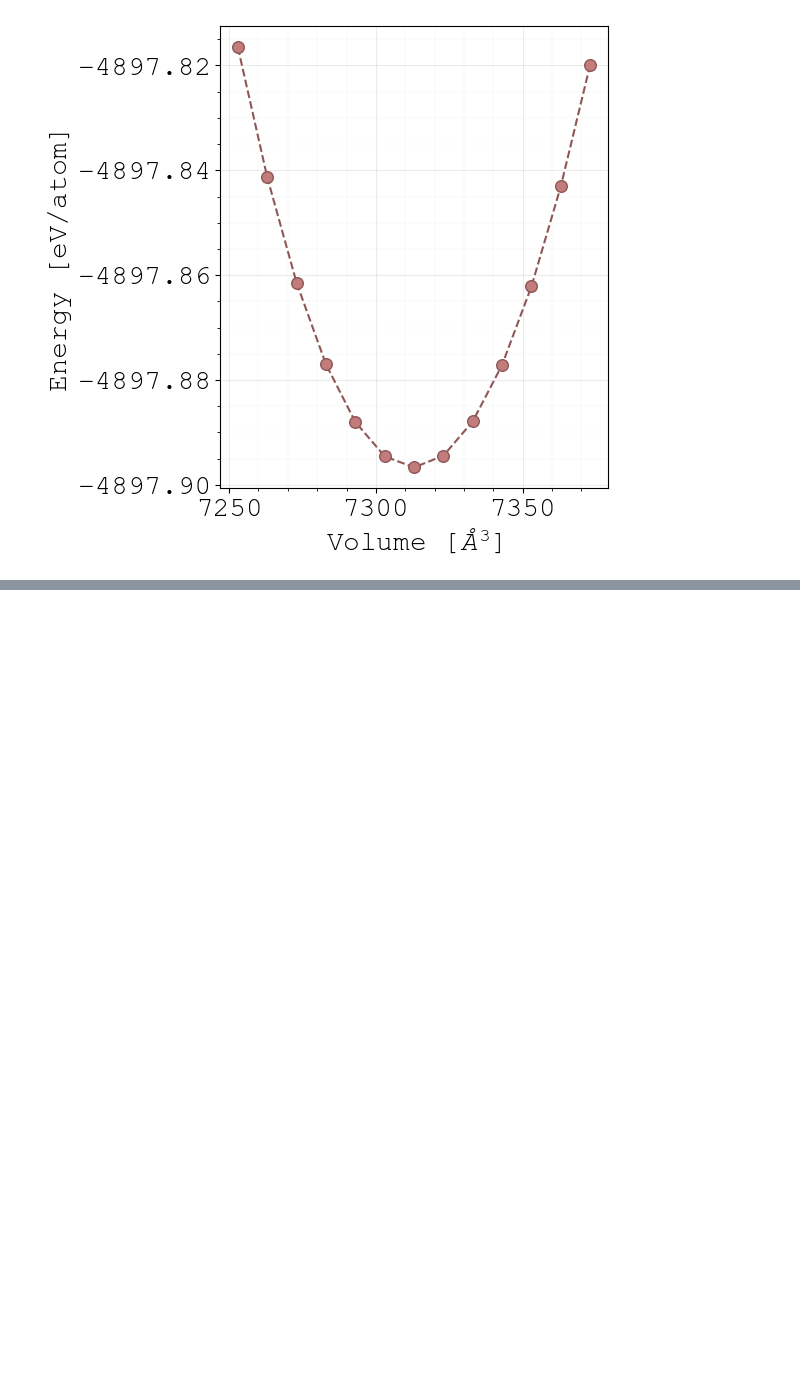
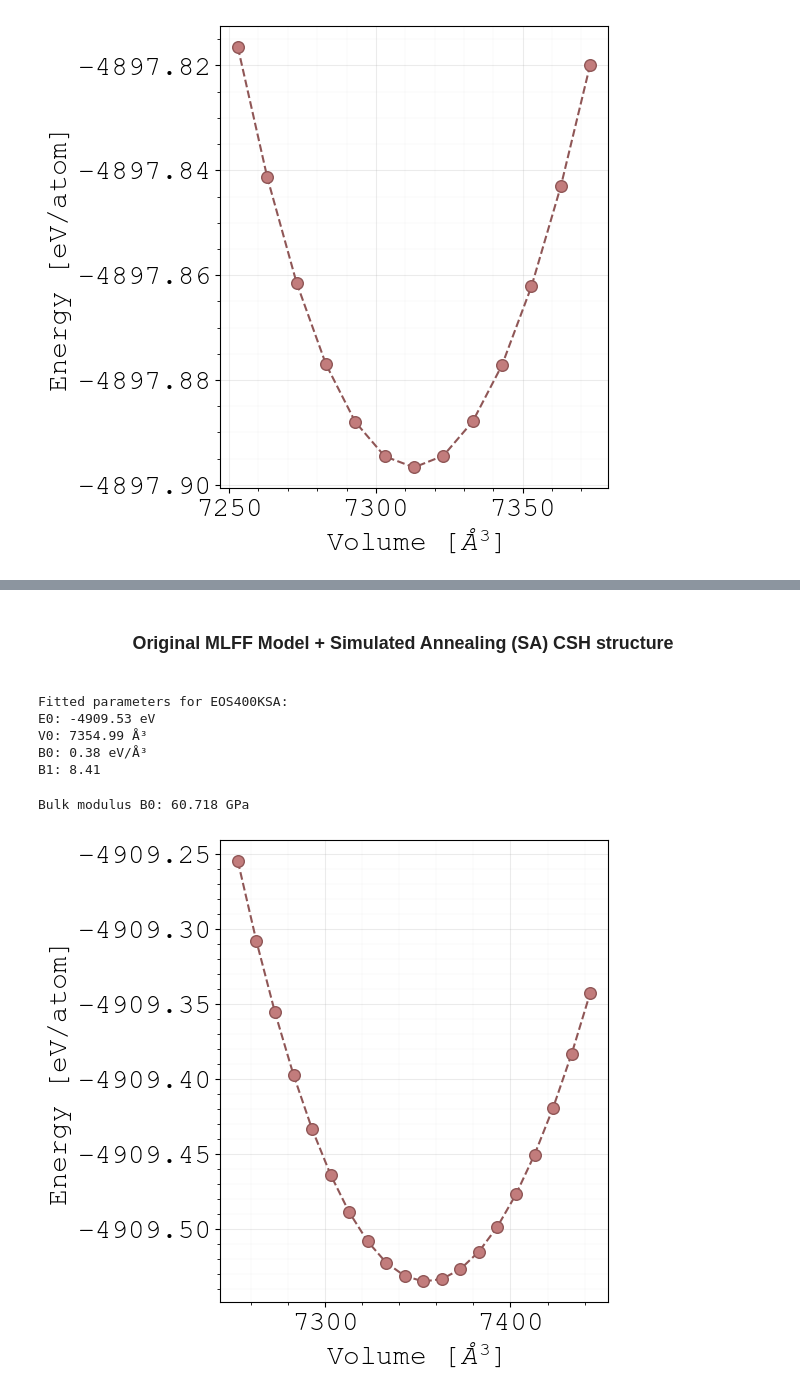
Before and after one commit to quantum-gabo/bachelor-thesis, a Jupyter notebook: notebooks/thesis-figures.ipynb, the cells around one changed output, grey strips where cells are left out. Cells and saved outputs as stored; diff of their text form; code cells hidden in the pictures; blank space fills up the shorter version.

```diff
--- a/notebooks/thesis-figures.ipynb
+++ b/notebooks/thesis-figures.ipynb
@@ -1146,0 +1225,9 @@ plt.show()
+# %% [markdown]
+<div class="header" style="text-align: center; margin-top: 20px; margin-bottom: 20px; font-family: Arial, sans-serif;">
+    <h3>
+    Original MLFF Model + Simulated Annealing (SA) CSH structure
+    </h3>
+</div>
+# %%
+# Get the volume-energy data
+eos_sa_400K_dir = "../cluster-files/ml-400k/eos-sa/"
@@ -1146,0 +1239,69 @@ plt.show()
+# %%
+# Perform the fit
+popt_EOS400KSA, _ = curve_fit(EOSModel, EOS400KSA_V, EOS400KSA_E, p0=[-4879, volume_rxo, -0.5, 4])
+
+# Extract the fitted parameters
+E0_EOS400KSA, V0_EOS400KSA, B0_EOS400KSA, B1_EOS400KSA = popt_EOS400KSA
+
+# Report the fitted parameters
+print(f"Fitted parameters for EOS400KSA:")
+print(f"E0: {E0_EOS400KSA:.2f} eV")
+print(f"V0: {V0_EOS400KSA:.2f} Å³")
+print(f"B0: {B0_EOS400KSA:.2f} eV/Å³")
+print(f"B1: {B1_EOS400KSA:.2f}")
+# %% [output]
+Fitted parameters for EOS400KSA:
+E0: -4909.53 eV
+V0: 7354.99 Å³
+B0: 0.38 eV/Å³
+B1: 8.41
+# %%
+# Get the bulk modulus in GPa
+B0_EOS400KSA_GPa = B0_EOS400KSA * 160.21766208  # Convert eV/Å³ to GPa
+print(f"Bulk modulus B0: {B0_EOS400KSA_GPa:.3f} GPa")
+# %% [output]
+Bulk modulus B0: 60.718 GPa
+# %%
+# Plot the fitted EOS curve
+E_FIT_EOS400KSA = EOSModel(EOS400KSA_V, *popt_EOS400KSA)
+# %%
+fig, ax = plt.subplots(figsize=(5, 6))
+
+# Disable scientific and offset notation
+formatter = ScalarFormatter(useOffset=False, useMathText=False)
+formatter.set_scientific(False)
+
+# Set formatter for both axes
+ax.xaxis.set_major_formatter(formatter)
+ax.yaxis.set_major_formatter(formatter)
+
+# Plot the volume-energy data
+ax.scatter(EOS400KSA_V, E_FIT_EOS400KSA, label='MLFF 1', color=dataset_colors[3],
+            edgecolors=dataset_line_colors[3], s=70, marker='o', zorder=3)
+#ax.plot(EOS400KML1_V[:12], EOS400KML1_E[:12], label='MLFF 1', color=dataset_line_colors[3],
+        #linewidth=1.5, zorder=1)
+# Plot the fitted EOS curve
+
+ax.plot(EOS400KSA_V, E_FIT_EOS400KSA, label='Fitted EOS MLFF 1', color=dataset_line_colors[3], linestyle='--', zorder=2)
+# Set labels
+ax.set(xlabel=r'Volume [$\AA^3$]', ylabel='Energy [eV/atom]')
+# Grid settings
+ax.grid(True, which='major', linestyle='-', linewidth=0.75, alpha=0.25)
+ax.minorticks_on()
+ax.grid(True, which='minor', linestyle='-', linewidth=0.25, alpha=0.15)
+ax.set_axisbelow(True)
+
+# # Set legend
+# handles, labels = ax.get_legend_handles_labels()
+# desired_order = [0, 1, 2]
+# ax.legend(
+#     [handles[i] for i in desired_order],
+#     [labels[i] for i in desired_order],
+#     loc='upper center',
+#     bbox_to_anchor=(0.5, 1.15),  # place legend above the axes, centered
+#     ncol=4,                      # spread legend entries horizontally
+#     frameon = False                # remove legend border/frame
+# )
+plt.show()
+# %% [output]
+[figure, added]
```
Also changed, not shown: parts of 11 cells of this notebook.
